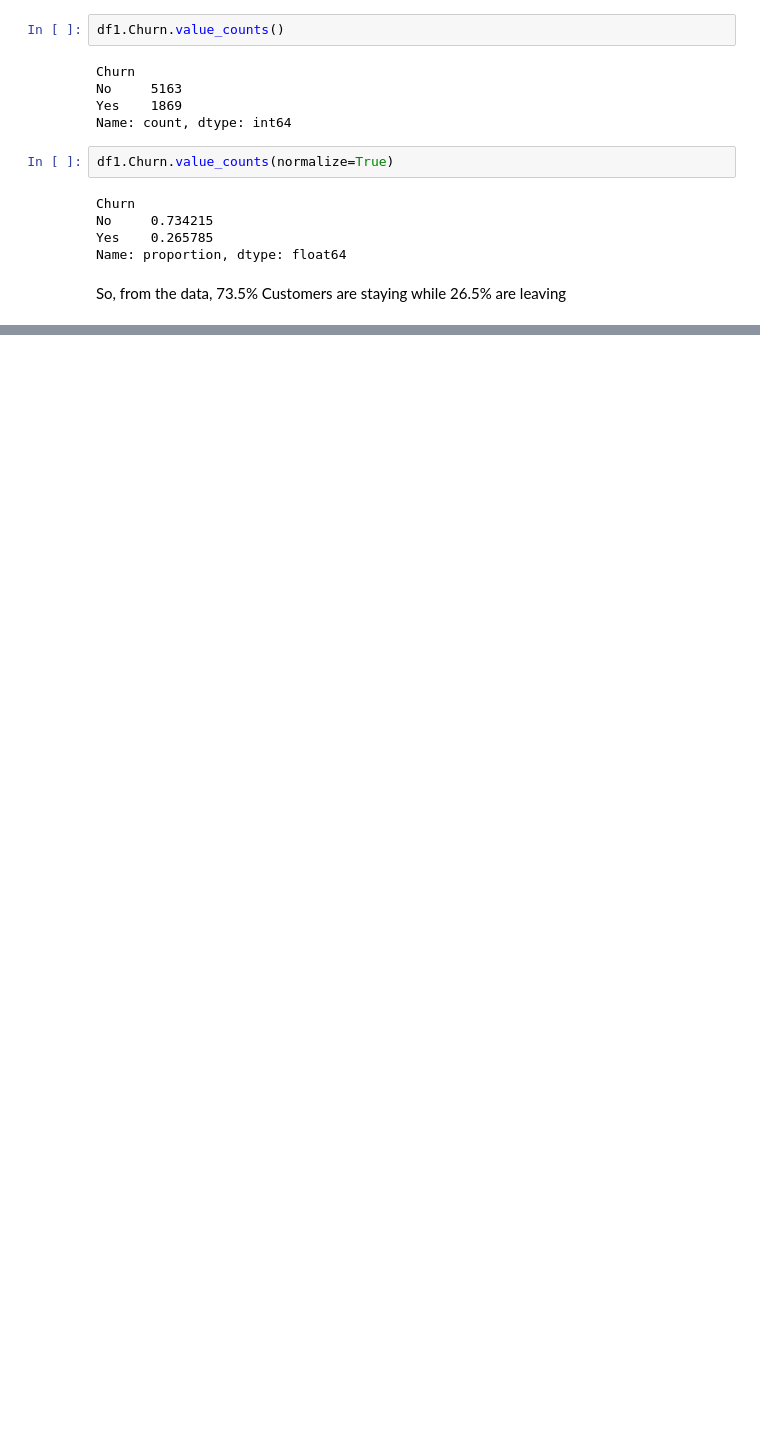
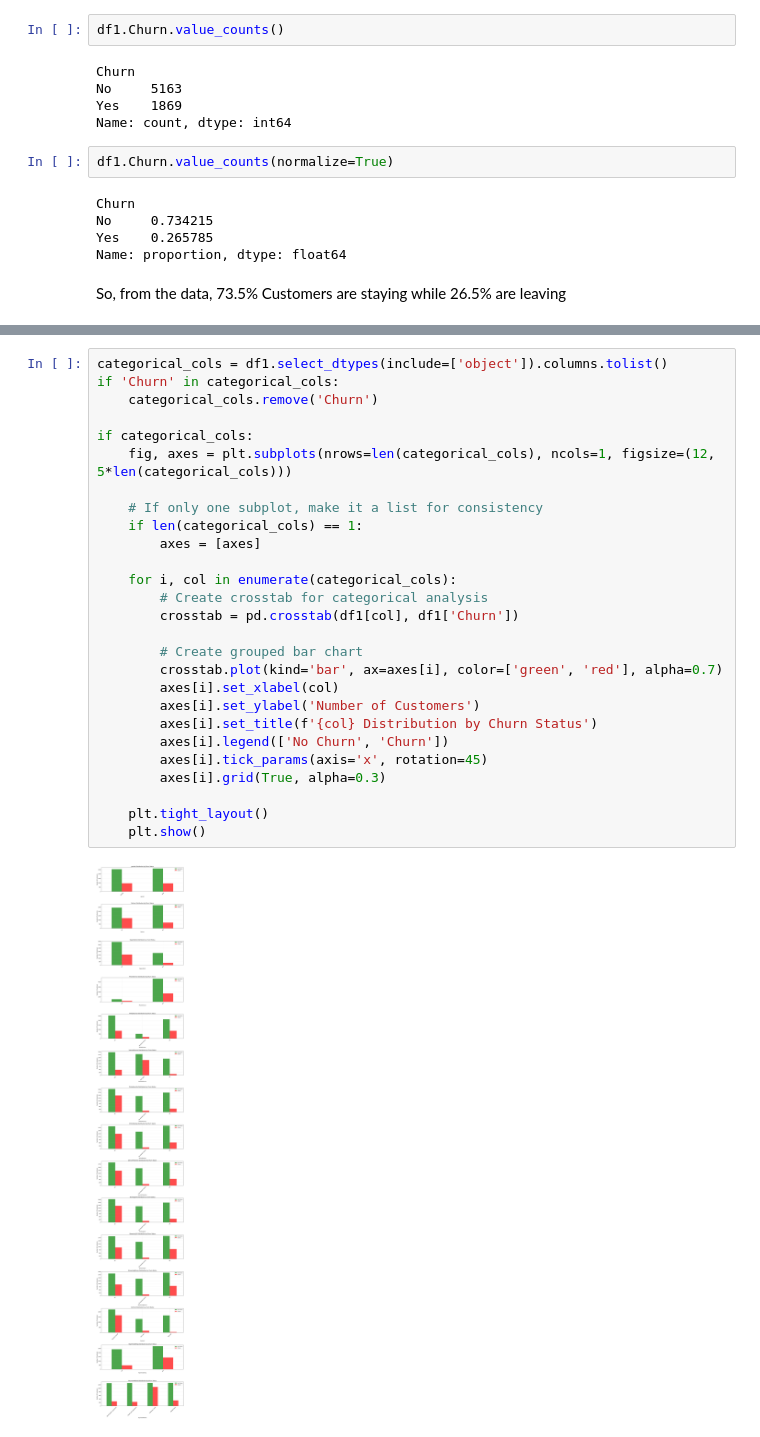
Before and after one commit to kibria30/customer_churn_prediction, a Jupyter notebook: EDA.ipynb, the cells around one changed output, grey strips where cells are left out. Cells and saved outputs as stored; diff of their text form; blank space fills up the shorter version.

```diff
--- a/EDA.ipynb
+++ b/EDA.ipynb
@@ -189,0 +177,29 @@ This analysis suggests that pricing strategy plays a crucial role in customer re
+# %%
+categorical_cols = df1.select_dtypes(include=['object']).columns.tolist()
+if 'Churn' in categorical_cols:
+    categorical_cols.remove('Churn')
+
+if categorical_cols:
+    fig, axes = plt.subplots(nrows=len(categorical_cols), ncols=1, figsize=(12, 5*len(categorical_cols)))
+
+    # If only one subplot, make it a list for consistency
+    if len(categorical_cols) == 1:
+        axes = [axes]
+
+    for i, col in enumerate(categorical_cols):
+        # Create crosstab for categorical analysis
+        crosstab = pd.crosstab(df1[col], df1['Churn'])
+
+        # Create grouped bar chart
+        crosstab.plot(kind='bar', ax=axes[i], color=['green', 'red'], alpha=0.7)
+        axes[i].set_xlabel(col)
+        axes[i].set_ylabel('Number of Customers')
+        axes[i].set_title(f'{col} Distribution by Churn Status')
+        axes[i].legend(['No Churn', 'Churn'])
+        axes[i].tick_params(axis='x', rotation=45)
+        axes[i].grid(True, alpha=0.3)
+
+    plt.tight_layout()
+    plt.show()
+# %% [output]
+[figure, added]
```
Also changed, not shown: parts of 23 cells of this notebook, 1 other file.
